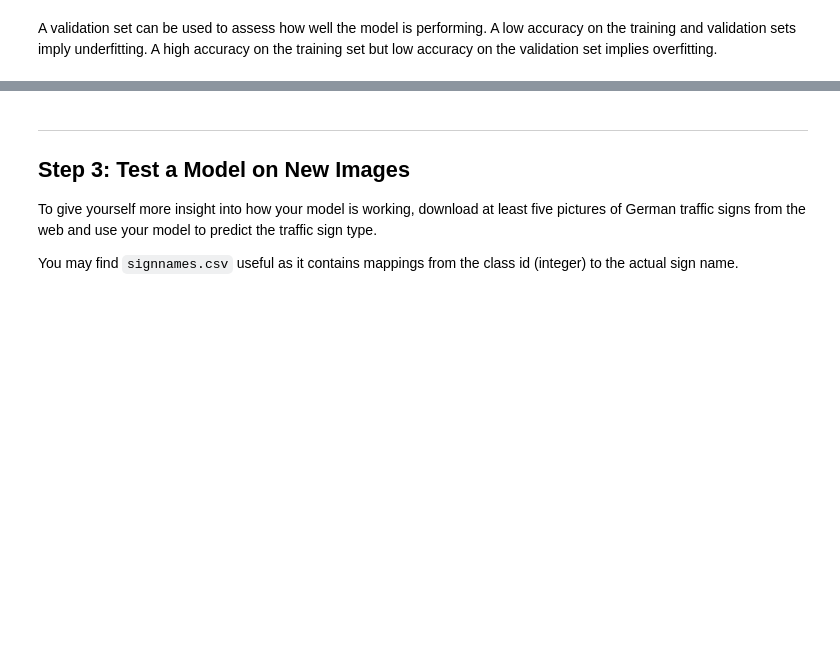
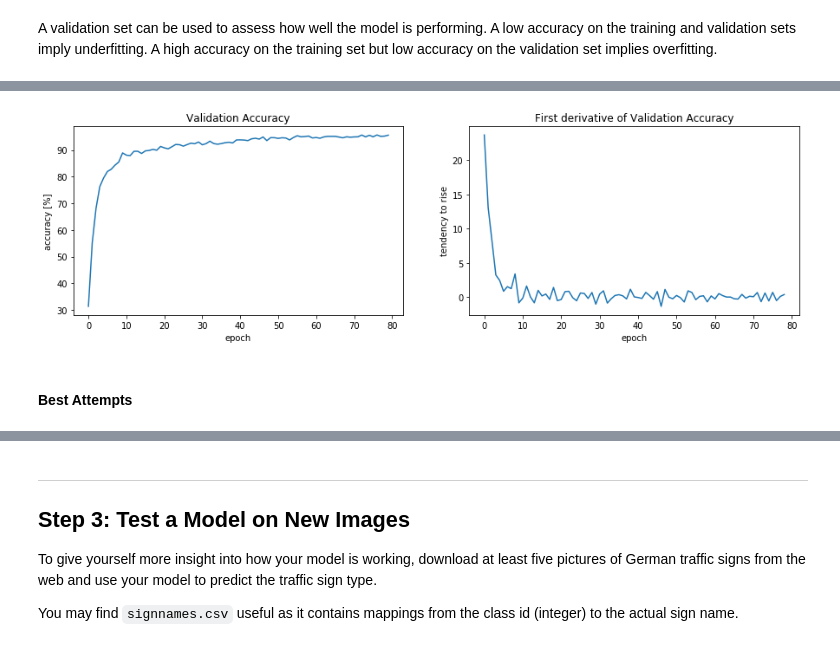
Before and after one commit to MacZel/CarND-Traffic-Sign-Classifier-Project, a Jupyter notebook: Traffic_Sign_Classifier.ipynb, the cells around one changed output, grey strips where cells are left out. Cells and saved outputs as stored; diff of their text form; code cells hidden in the pictures; blank space fills up the shorter version.

```diff
--- a/Traffic_Sign_Classifier.ipynb
+++ b/Traffic_Sign_Classifier.ipynb
@@ -523,6 +472,7 @@ The standard deviation of all images however shows that images mostly vary at th
 ### Step 2.2. Normalizing image inputs
 # %%
 X_train_norm = (X_train - mean_img)/std_img
+X_valid_norm = (X_valid - mean_img)/std_img
 X_test_norm = (X_test - mean_img)/std_img
 
 print('MIN:', np.min(X_train_norm))
@@ -630,0 +700,3 @@ sets imply underfitting. A high accuracy on the training set but low accuracy on
+# %%
+EPOCHS = 80
+BATCH_SIZE = 128
@@ -630,0 +719,24 @@ sets imply underfitting. A high accuracy on the training set but low accuracy on
+# %%
+with tf.Session() as sess:
+    sess.run(tf.global_variables_initializer())
+    num_examples = len(X_train_out)
+
+    print("Training...")
+    print()
+    validation_acc_plot = []
+    for i in range(EPOCHS):
+        X_train_out, y_train_out = shuffle(X_train_out, y_train_out)
+        for offset in range(0, num_examples, BATCH_SIZE):
+            end = offset + BATCH_SIZE
+            batch_x, batch_y = X_train_out[offset:end], y_train_out[offset:end]
+            sess.run(training_operation, feed_dict={x: batch_x, y: batch_y, keep_prob: 0.5})
+
+        validation_accuracy = evaluate(X_valid_gray, y_valid)*100
+        validation_acc_plot.append(validation_accuracy)
+        print("EPOCH {} ...".format(i+1))
+
+        print("Validation Accuracy = {:2.2f}".format(validation_accuracy))
+        print()
+
+    saver.save(sess, './lenet')
+    print("Model saved")
@@ -630,0 +761,21 @@ sets imply underfitting. A high accuracy on the training set but low accuracy on
+# %%
+fig, ax = plt.subplots()
+fig.set_figwidth(15)
+
+plt.subplot(1, 2, 1)
+plt.plot(validation_acc_plot)
+plt.title("Validation Accuracy")
+plt.ylabel('accuracy [%]')
+plt.xlabel('epoch')
+
+validation_diff_plot = np.diff(validation_acc_plot) / np.diff(np.arange(EPOCHS))
+plt.subplot(1, 2, 2)
+plt.plot(validation_diff_plot)
+plt.title("First derivative of Validation Accuracy")
+plt.ylabel('tendency to rise')
+plt.xlabel('epoch')
+plt.show()
+# %% [output]
+[figure, added]
+# %% [markdown]
+#### Best Attempts
```
Also changed, not shown: parts of 43 cells of this notebook, 10 other files.
